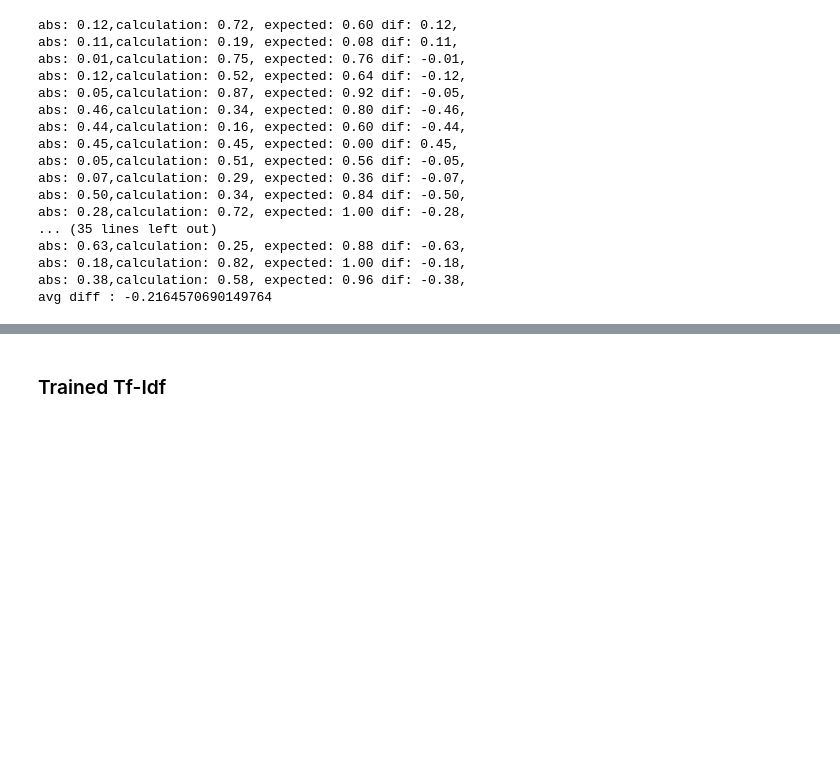
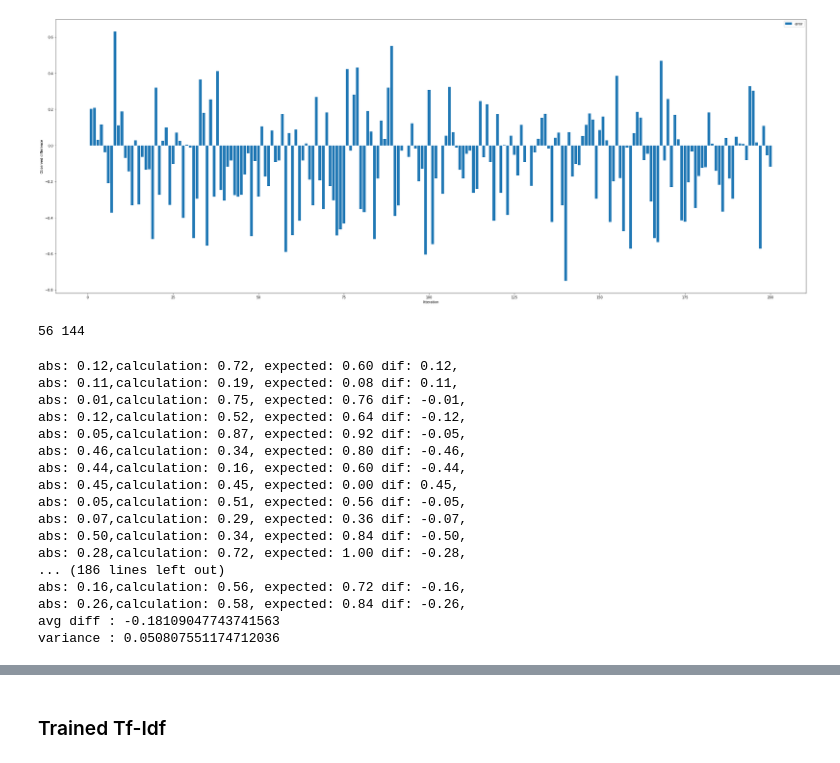
Before and after one commit to hrs2203/fuzzy-pancake, a Jupyter notebook: observation.ipynb, the cells around one changed output, grey strips where cells are left out. Cells and saved outputs as stored; diff of their text form; code cells hidden in the pictures; blank space fills up the shorter version.

```diff
--- a/observation.ipynb
+++ b/observation.ipynb
@@ -15,3 +16,28 @@ def create_plot(real, resp):
     plt.legend()
 
     plt.show()
+
+def simple_plot(x, reysp):
+    f = plt.figure()
+    f.set_figwidth(40)
+    f.set_figheight(15)
+
+    plt.plot(x, y,'g-o', label = "real")
+    plt.xlabel('Itteration')
+    plt.ylabel('Observed difference')
+    plt.legend()
+
+    plt.show()
+
+def bar_plot(y):
+    x = list(range(1,len(y)+1))
+    f = plt.figure()
+    f.set_figwidth(40)
+    f.set_figheight(15)
+
+    plt.bar(x, y, label = "error")
+    plt.xlabel('Itteration')
+    plt.ylabel('Observed difference')
+    plt.legend()
+
+    plt.show()
@@ -75,3 +93,18 @@ create_plot( [data['score'] for data in parsed_data[:size]] ,prediction_measure
+# %%
+bar_plot(calculated_values)
+# %% [output]
+[figure, added]
+# %%
+ur = 0
+lr = 0
+for i in calculated_values:
+    if abs(i)<=0.3:
+        lr += 1
+    else:
+        ur += 1
+print(ur, lr)
+# %% [output]
+56 144
 # %%
 # ======== Tf-Idf Sim ===========
 from comparisionEngine.cosine_similarity.tfidf_sim import TfidfSim
@@ -79,7 +112,7 @@ compEngine = TfidfSim()
 calculated_values = []
 prediction_measure = []
 
-size = 50
+size = 200
 for data in parsed_data[:size]:
     comp_metric = compEngine.rank_documents(data["sentence1"], [data["sentence2"]])[0]
     prediction_measure.append(comp_metric)
@@ -90,6 +123,7 @@ for data in parsed_data[:size]:
         )
     )
 print("avg diff : {}".format(sum(calculated_values) / size))
+print("variance : {}".format(np.var(calculated_values)))
 # %% [output]
 abs: 0.12,calculation: 0.72, expected: 0.60 dif: 0.12,
 abs: 0.11,calculation: 0.19, expected: 0.08 dif: 0.11,
@@ -103,11 +137,11 @@ abs: 0.05,calculation: 0.51, expected: 0.56 dif: -0.05,
 abs: 0.07,calculation: 0.29, expected: 0.36 dif: -0.07,
 abs: 0.50,calculation: 0.34, expected: 0.84 dif: -0.50,
 abs: 0.28,calculation: 0.72, expected: 1.00 dif: -0.28,
-... (35 lines left out)
-abs: 0.63,calculation: 0.25, expected: 0.88 dif: -0.63,
-abs: 0.18,calculation: 0.82, expected: 1.00 dif: -0.18,
-abs: 0.38,calculation: 0.58, expected: 0.96 dif: -0.38,
-avg diff : -0.2164570690149764
+... (186 lines left out)
+abs: 0.16,calculation: 0.56, expected: 0.72 dif: -0.16,
+abs: 0.26,calculation: 0.58, expected: 0.84 dif: -0.26,
+avg diff : -0.18109047743741563
+variance : 0.050807551174712036
 # %%
 create_plot(
     [data['score'] for data in parsed_data[:size]],
```
Also changed, not shown: parts of 18 cells of this notebook, 1 other file.
